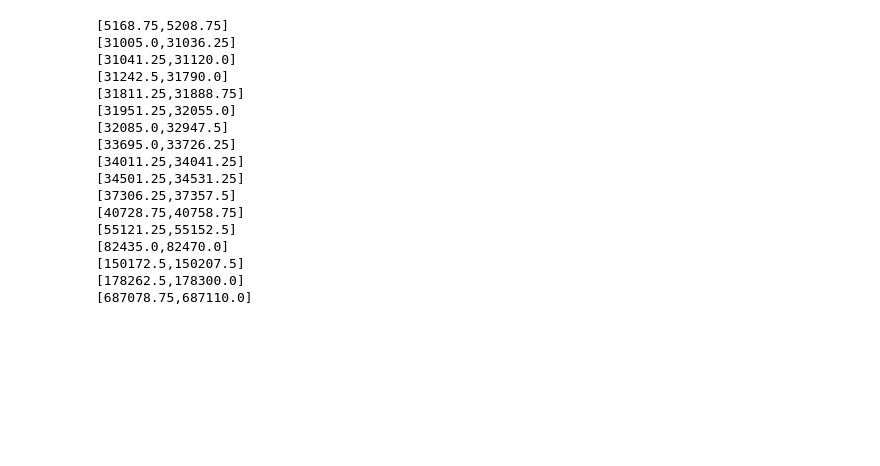
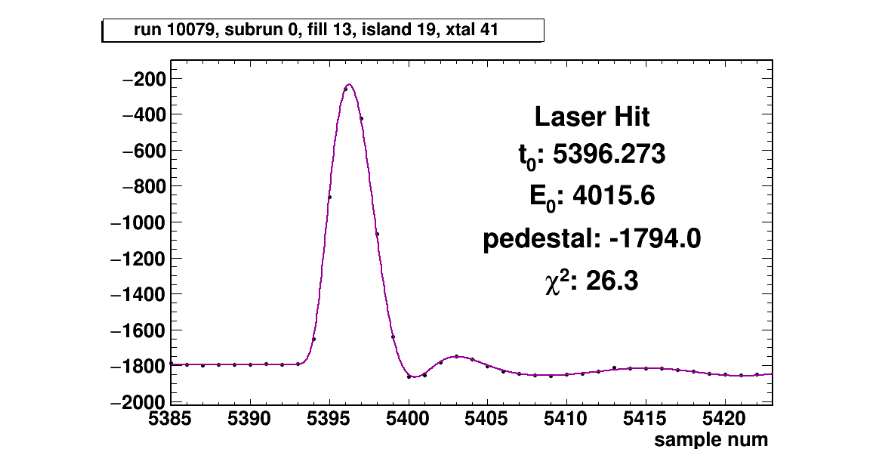
Before and after one commit to atfienberg/fitDisplay, a Jupyter notebook: islandFitDisplay.ipynb, the cells around one changed output. Saved outputs shown, nothing was run; the diff lists cells and outputs as text; code cells hidden in the pictures; blank space fills up the shorter version.

Commit message:
updated fit display notebooks for new analyzer formats

```diff
--- a/islandFitDisplay.ipynb
+++ b/islandFitDisplay.ipynb
@@ -3,20 +3,29 @@ import ROOT
 from ipywidgets import interact, IntSlider, IntText
 from itertools import takewhile, count
 
-f = ROOT.TFile('/Users/atfienberg/g-2/nearlineTests/fitDisplays/run1462FirstTwoSubsFitDisplayCalo19.root')
-module_label = 'fitDisplay'
+f = ROOT.TFile('fitDisplayDevelopFitter.root')
+module_label = 'fitDisplay1'
 
 if not ROOT.gROOT.FindObject('canv'):
     c = ROOT.TCanvas('canv', 'canv', 1000, 600)
 if not ROOT.gROOT.FindObject('splitcanv'):
     split_c = ROOT.TCanvas('splitcanv', 'splitcanv', 1200, 800)
     split_c.Divide(9, 6, 0, 0)
-sgen = takewhile(lambda s: isinstance(s, ROOT.TSpline3),
-                         (f.Get('{0}/splines/spline{1}'.format(module_label, i))
+bgen = takewhile(lambda s: isinstance(s, ROOT.TSpline3),
+                         (f.Get('{0}/splines/beam{1}'.format(module_label, i))
                           for i in count()))
-splines = list(sgen)
+bsplines = list(bgen)
+
+lgen = takewhile(lambda s: isinstance(s, ROOT.TSpline3),
+                        (f.Get('{0}/splines/laser{1}'.format(module_label, i))
+                         for i in count()))
+lsplines = list(lgen)
+
 t = f.Get('{}/fits/fitTree'.format(module_label))
-n_entries = t.BuildIndex('fillNum', 'islandNums[0]*(xtalNum == 0 && subRunNum == 0) - 1*(xtalNum!=0)')
+
+subrun = 0
+n_entries = t.BuildIndex('fillNum*(subRunNum=={})'.format(subrun),
+                         'islandNums[0]*(xtalNum == 0 && subRunNum == {}) - 1*(xtalNum!=0)'.format(subrun))
 
 # need global handle to currently plotted objects so that they don't get garbage collected
 plotted_objects = None
@@ -154,31 +184,4 @@ for e in t:
-# %%
-# print island ranges for an event
-event = 100
-ranges = []
-for e in t:
-    if e.fillNum == event and e.xtalNum == 0 and e.subRunNum == 0:
-        ranges.append(sorted(sum((list(range(first, first+length)) for first, length in zip(e.firstSampleNums, e.islandLengths)),
-                       [])))
-    if e.fillNum > event:
-        break
-ranges = sorted(ranges, key=lambda x: x[0])
-for r in ranges:
-    print '[{0},{1}]'.format(r[0]*1.25-1070, r[-1]*1.25-1070)
-# %% [output]
-[5168.75,5208.75]
-[31005.0,31036.25]
-[31041.25,31120.0]
-[31242.5,31790.0]
-[31811.25,31888.75]
-[31951.25,32055.0]
-[32085.0,32947.5]
-[33695.0,33726.25]
-[34011.25,34041.25]
-[34501.25,34531.25]
-[37306.25,37357.5]
-[40728.75,40758.75]
-[55121.25,55152.5]
-[82435.0,82470.0]
-[150172.5,150207.5]
-[178262.5,178300.0]
-[687078.75,687110.0]
+# %%
+plot_one_with_index(13,19,41)
+# %% [output]
+[figure, added]
```
Also changed, not shown: parts of 12 cells of this notebook, 1 other file.
